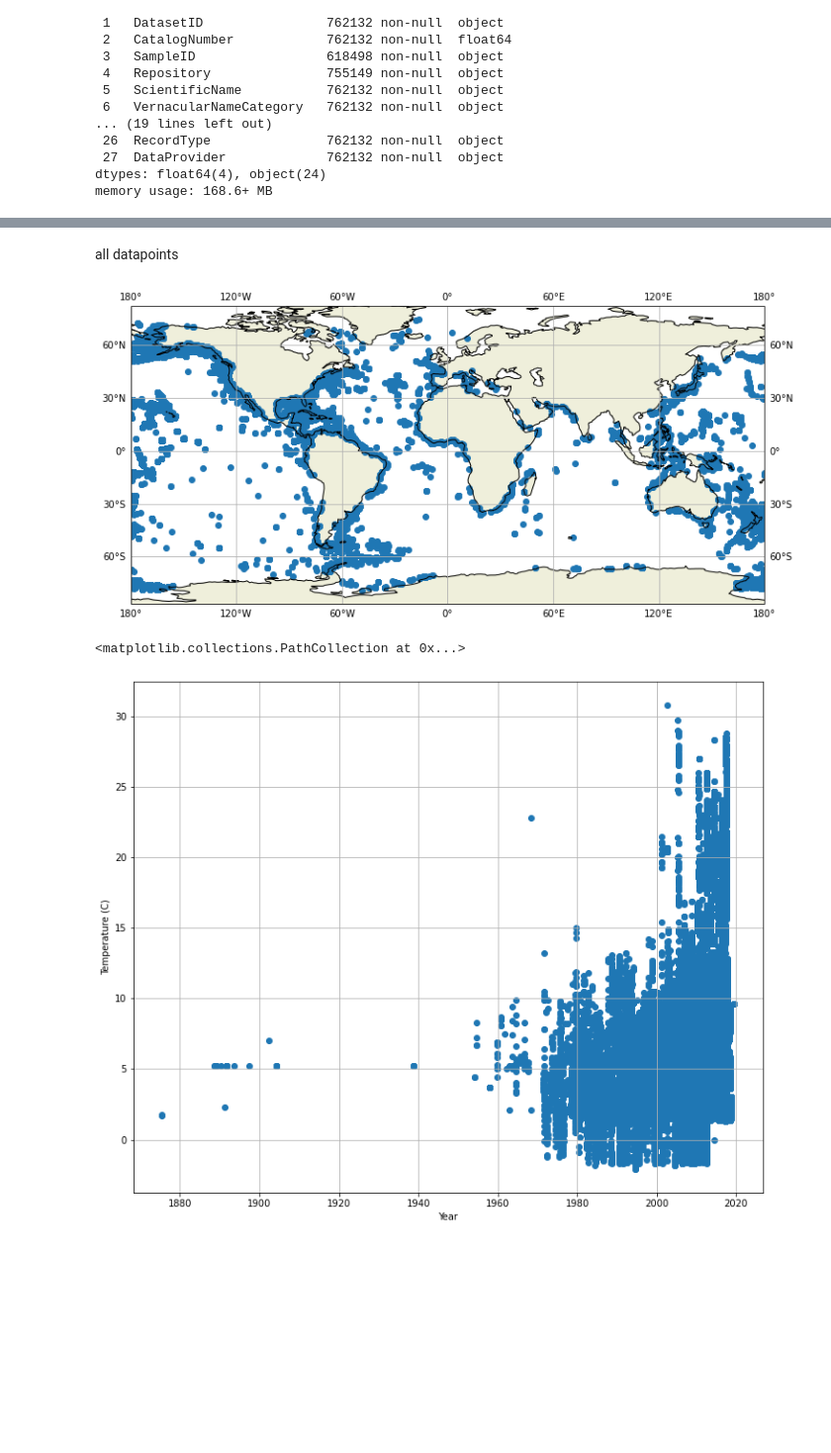
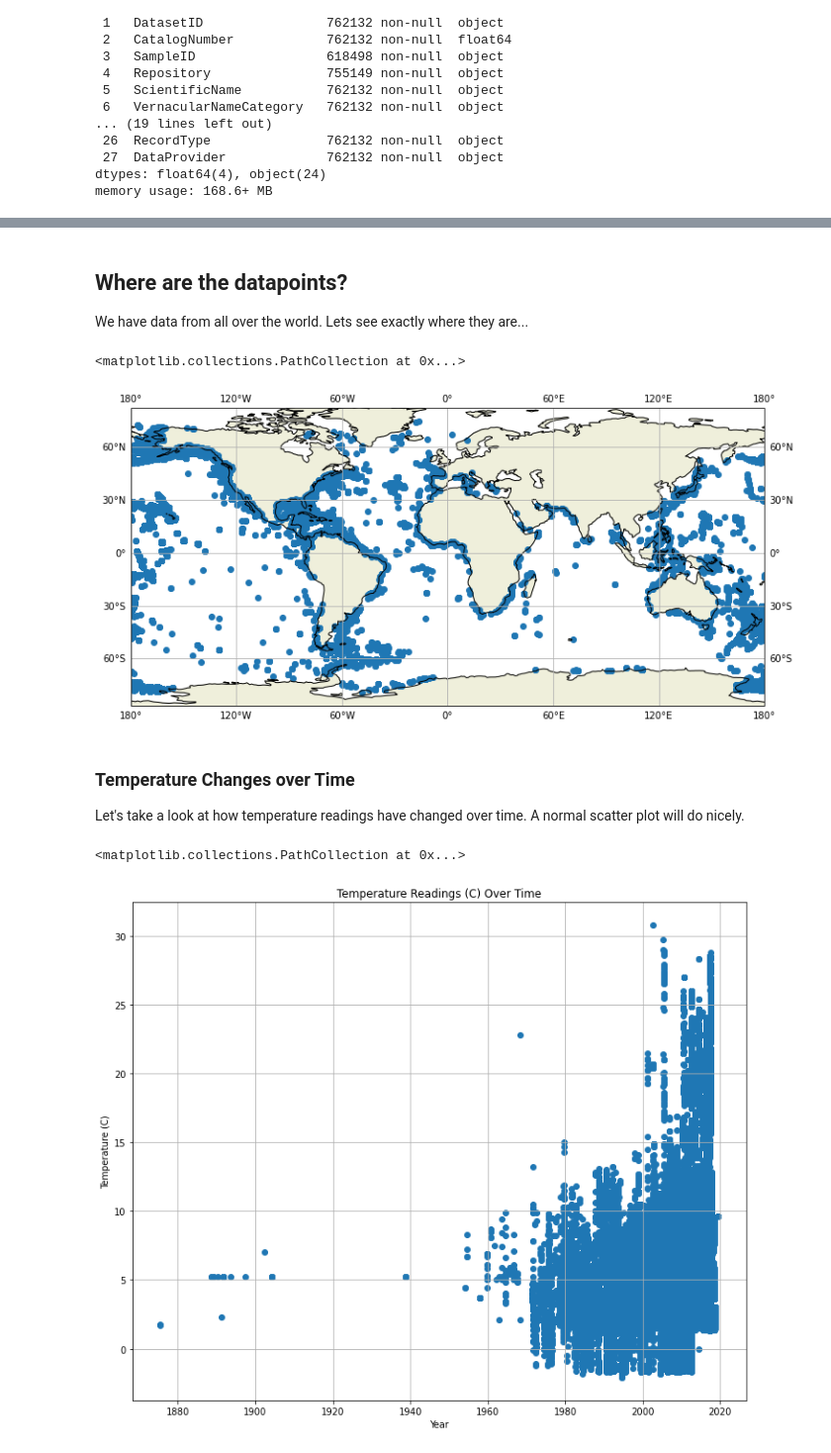
Before and after one commit to kylepollina/earthscience, a Jupyter notebook: notebooks/Coral Data/Deep Sea Coral.ipynb, the cells around one changed output, grey strips where cells are left out. Shown at 99% size. Cells and saved outputs as stored; diff of their text form; code cells hidden in the pictures; blank space fills up the shorter version.

```diff
--- a/notebooks/Coral Data/Deep Sea Coral.ipynb
+++ b/notebooks/Coral Data/Deep Sea Coral.ipynb
@@ -108,5 +87,6 @@ fig.show()
 # %%
 def clean_geopoints(point):
+    """ Clean lat/lon points """
     try:
         return float(point)
     except Exception:
@@ -114,35 +94,45 @@ def clean_geopoints(point):
 coral_data['longitude'] = coral_data['longitude'].map(lambda x: clean_geopoints(x))
 coral_data['latitude'] = coral_data['latitude'].map(lambda x: clean_geopoints(x))
 # %%
-def clean_temperature(temp):
-    temp = float(temp)
-    if temp == -999.0:
+def to_float(val):
+    """ Convert values to float if possible """
+    val = float(val)
+    if val == -999.0:
         return float('nan')
-    return temp
-coral_data['Temperature'] = coral_data['Temperature'].map(lambda x: clean_temperature(x))
+    return val
+coral_data['Temperature'] = coral_data['Temperature'].map(lambda x: to_float(x))
+coral_data['Oxygen'] = coral_data['Oxygen'].map(lambda x: to_float(x))
-# %% [markdown]
-all datapoints
+# %% [markdown]
+## Where are the datapoints?
+We have data from all over the world. Lets see exactly where they are...
 # %%
 fig = plt.figure(figsize=(12,10))
 ax = fig.add_subplot(1,1,1, projection=ccrs.PlateCarree())
 ax.coastlines()
 ax.add_feature(cfeature.LAND)
 ax.gridlines(draw_labels=True)
-ax.scatter(x=coral_data['longitude'], y=coral_data['latitude'],
-           transform=ccrs.PlateCarree())
-fig.show()
+ax.scatter(
+    x=coral_data['longitude'],
+    y=coral_data['latitude']
+)
 # %% [output]
+<matplotlib.collections.PathCollection at 0x...>
 [figure]
+# %% [markdown]
+### Temperature Changes over Time
+Let's take a look at how temperature readings have changed over time. A normal scatter plot
+will do nicely.
 # %%
 fig = plt.figure(figsize=(12,10))
 ax = fig.add_subplot(1,1,1)
+ax.set_title('Temperature Readings (C) Over Time')
 ax.set_ylabel('Temperature (C)')
 ax.set_xlabel('Year')
-ax.grid(True)
+ax.grid(linestyle='-')
 ax.scatter(
     x=coral_data['ObservationDate'],
-    y=coral_data['Temperature']
+    y=coral_data['Temperature'],
 )
 # %% [output]
 <matplotlib.collections.PathCollection at 0x...>
-[figure, old version]
+[figure, new version]
```
Also changed, not shown: parts of 16 cells of this notebook, 3 other files.
